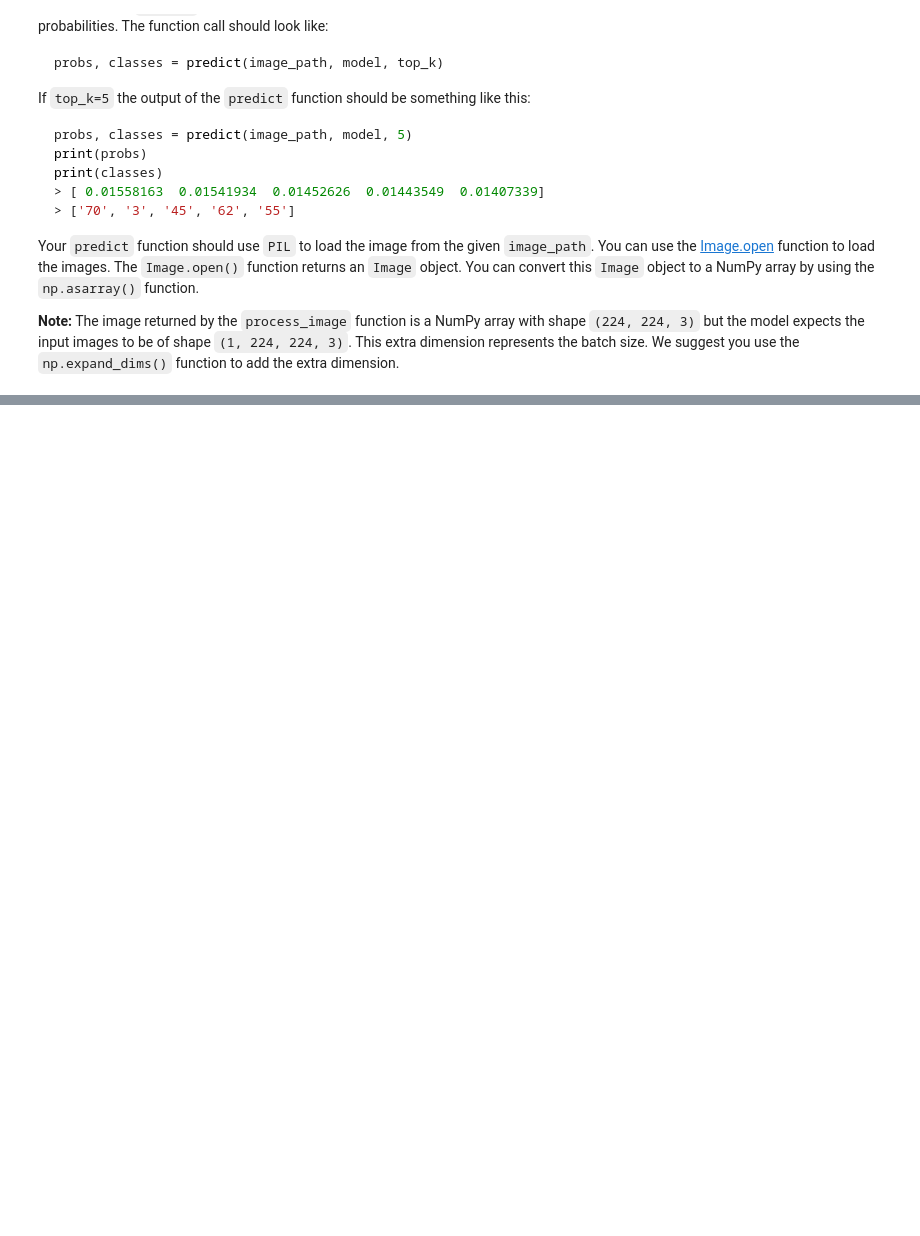
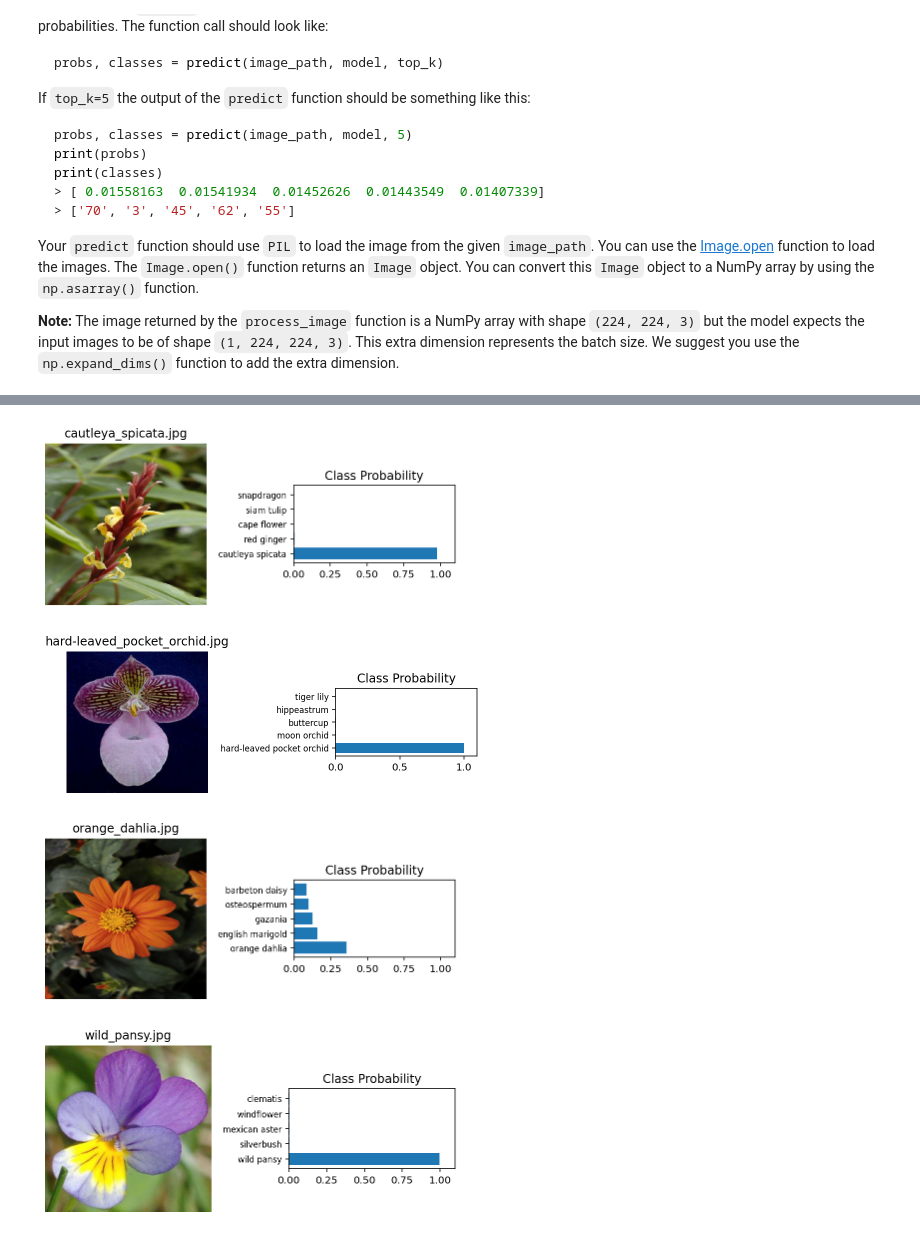
Before and after one commit to L33T-Snack3r/Image_classifier, a Jupyter notebook: Project_Image_Classifier_Project.ipynb, the cells around one changed output, grey strips where cells are left out. Cells and saved outputs as stored; diff of their text form; code cells hidden in the pictures; blank space fills up the shorter version.

```diff
--- a/Project_Image_Classifier_Project.ipynb
+++ b/Project_Image_Classifier_Project.ipynb
@@ -414,3 +534,22 @@ Your `predict` function should use `PIL` to load the image from the given `image
+# %%
+# TODO: Create the predict function
+
+def predict(image_path, model, top_k):
+    im = Image.open(image_path)
+    image_array = np.asarray(im)
+
+    #preprocess
+    image_array = process_image(image_array)
+
+    #predict
+    all_probabilities = model.predict(np.expand_dims(image_array,axis=0))
+    classes = all_probabilities.argsort()[0][-top_k:][::-1]
+
+    #final output
+    probabilities = all_probabilities[:,classes].tolist()[0]
+    classes = list(map(str, classes.tolist()))
+
+    return probabilities, classes
 # %% [markdown]
 # Sanity Check
 
@@ -430,0 +568,29 @@ You can convert from the class integer labels to actual flower names using `clas
+# %%
+# TODO: Plot the input image along with the top 5 classes
+
+filenames = ['cautleya_spicata.jpg','hard-leaved_pocket_orchid.jpg', 'orange_dahlia.jpg', 'wild_pansy.jpg']
+top_k = 5
+
+for pic in filenames:
+    filepath = './test_images/' + pic
+
+    im = Image.open(filepath)
+    test_image = np.asarray(im)
+
+    processed_test_image = process_image(test_image)
+
+    probs, classes = predict(filepath, loaded_model, top_k)
+    classes = [str(int(cls) + 1) for cls in classes]
+    #plotting
+    fig, (ax1, ax2) = plt.subplots(figsize=(6,9), ncols=2)
+    ax1.imshow(processed_test_image, cmap = plt.cm.binary)
+    ax1.axis('off')
+    ax1.set_title(pic)
+    ax2.barh(np.arange(top_k), probs)
+    ax2.set_aspect(0.1)
+    ax2.set_yticks(np.arange(top_k))
+    ax2.set_yticklabels([class_names[cls] for cls in classes], size='small');
+    ax2.set_title('Class Probability')
+    ax2.set_xlim(0, 1.1)
+    plt.tight_layout()
+# %% [output]
@@ -430,0 +601,4 @@ You can convert from the class integer labels to actual flower names using `clas
+[figure, added]
+[figure, added]
+[figure, added]
+[figure, added]
```
Also changed, not shown: parts of 24 cells of this notebook, 7 other files.
